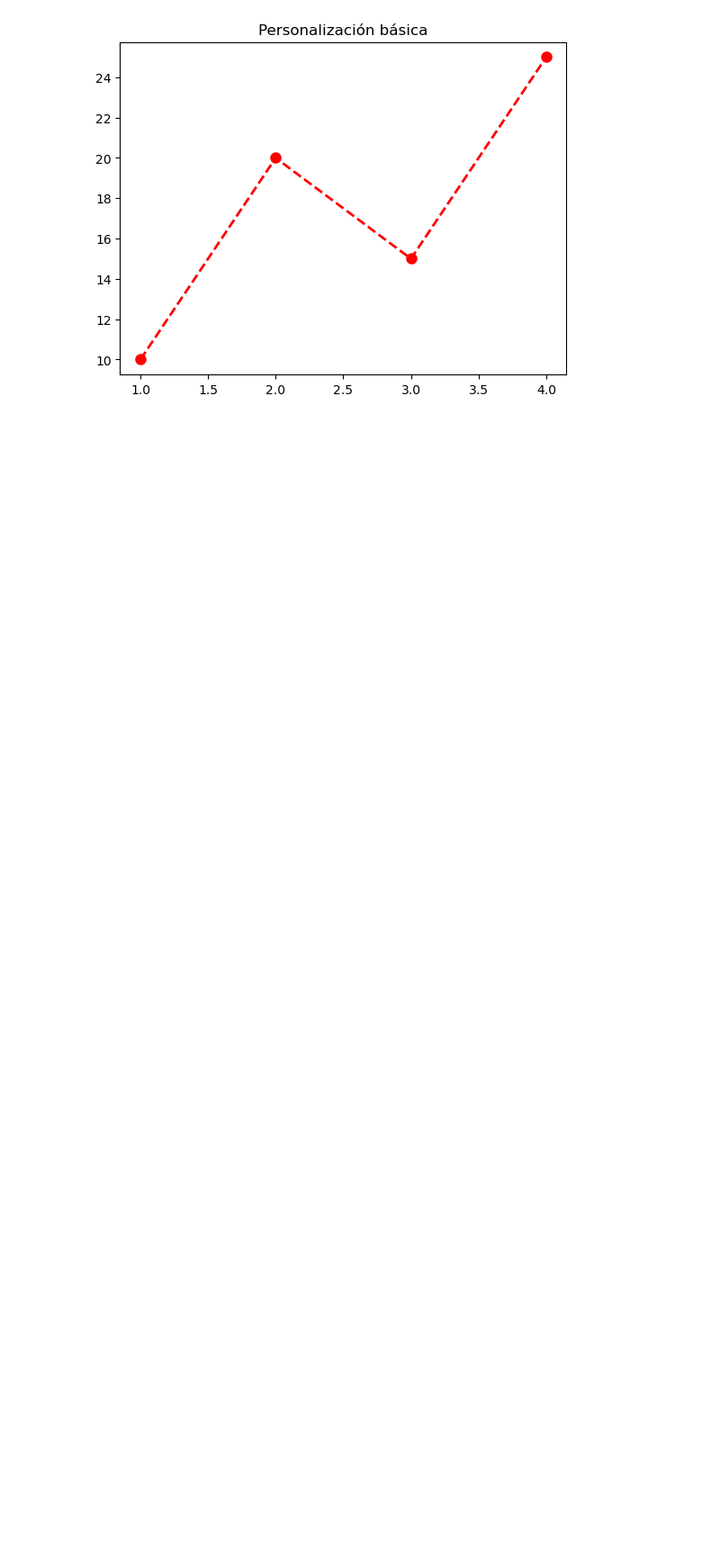
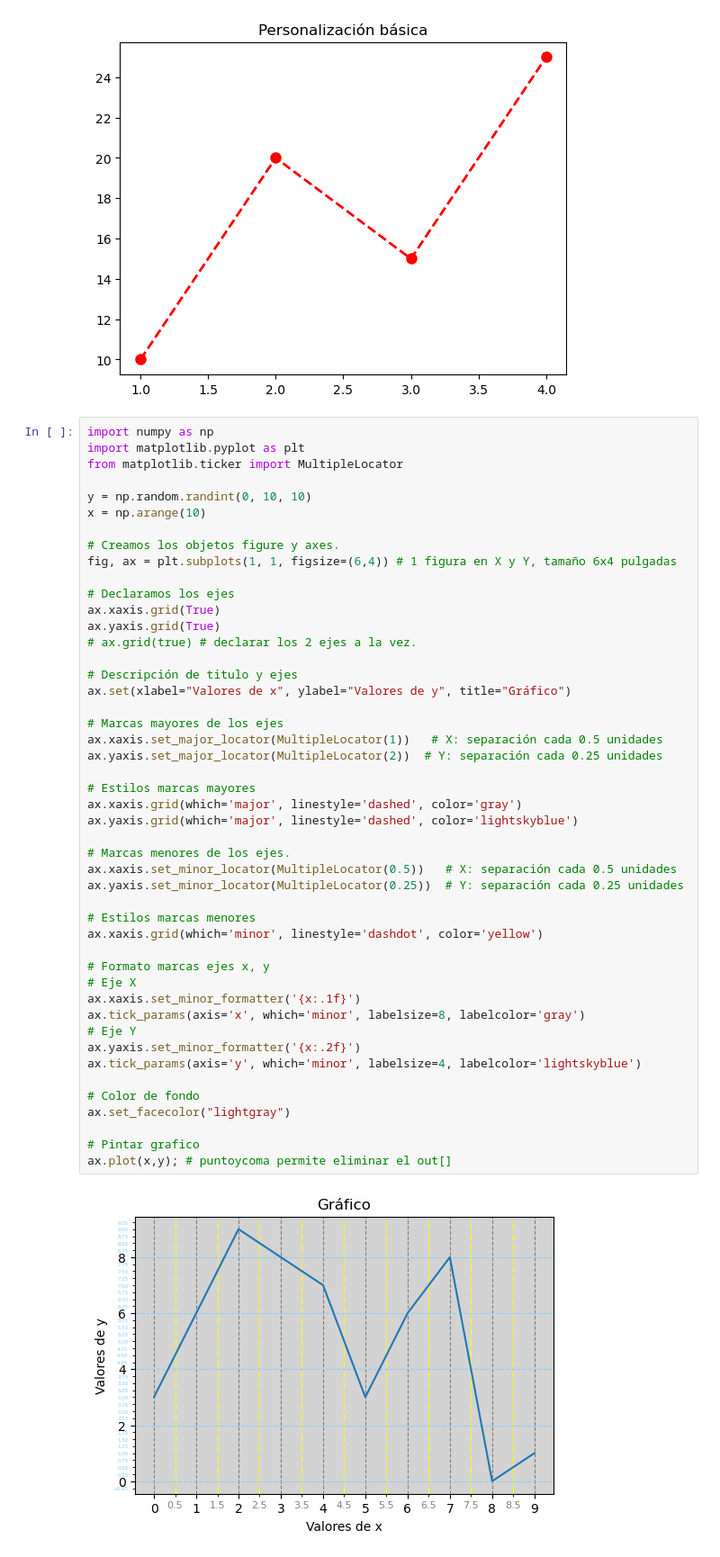
Before and after one commit to javieregeablasco/Apuntes, a Jupyter notebook: docs/SMX/SMX_2/Opt_Python/code/UT7/matplotlib/mpl.ipynb, the cells around one changed output. Shown at 90% size. Cells and saved outputs as stored; diff of their text form; blank space fills up the shorter version.

```diff
--- a/docs/SMX/SMX_2/Opt_Python/code/UT7/matplotlib/mpl.ipynb
+++ b/docs/SMX/SMX_2/Opt_Python/code/UT7/matplotlib/mpl.ipynb
@@ -54,3 +54,52 @@ plt.title("Personalización básica")
 plt.show()
 # %% [output]
 [figure]
+# %%
+import numpy as np
+import matplotlib.pyplot as plt
+from matplotlib.ticker import MultipleLocator
+
+y = np.random.randint(0, 10, 10)
+x = np.arange(10)
+
+# Creamos los objetos figure y axes.
+fig, ax = plt.subplots(1, 1, figsize=(6,4)) # 1 figura en X y Y, tamaño 6x4 pulgadas
+
+# Declaramos los ejes
+ax.xaxis.grid(True)
+ax.yaxis.grid(True)
+# ax.grid(true) # declarar los 2 ejes a la vez.
+
+# Descripción de titulo y ejes
+ax.set(xlabel="Valores de x", ylabel="Valores de y", title="Gráfico")
+
+# Marcas mayores de los ejes
+ax.xaxis.set_major_locator(MultipleLocator(1))   # X: separación cada 0.5 unidades
+ax.yaxis.set_major_locator(MultipleLocator(2))  # Y: separación cada 0.25 unidades
+
+# Estilos marcas mayores
+ax.xaxis.grid(which='major', linestyle='dashed', color='gray')
+ax.yaxis.grid(which='major', linestyle='dashed', color='lightskyblue')
+
+# Marcas menores de los ejes.
+ax.xaxis.set_minor_locator(MultipleLocator(0.5))   # X: separación cada 0.5 unidades
+ax.yaxis.set_minor_locator(MultipleLocator(0.25))  # Y: separación cada 0.25 unidades
+
+# Estilos marcas menores
+ax.xaxis.grid(which='minor', linestyle='dashdot', color='yellow')
+
+# Formato marcas ejes x, y
+# Eje X
+ax.xaxis.set_minor_formatter('{x:.1f}')
+ax.tick_params(axis='x', which='minor', labelsize=8, labelcolor='gray')
+# Eje Y
+ax.yaxis.set_minor_formatter('{x:.2f}')
+ax.tick_params(axis='y', which='minor', labelsize=4, labelcolor='lightskyblue')
+
+# Color de fondo
+ax.set_facecolor("lightgray")
+
+# Pintar grafico
+ax.plot(x,y); # puntoycoma permite eliminar el out[]
+# %% [output]
+[figure, added]
```
Also changed, not shown: parts of 1 cell of this notebook, 1 other file.
